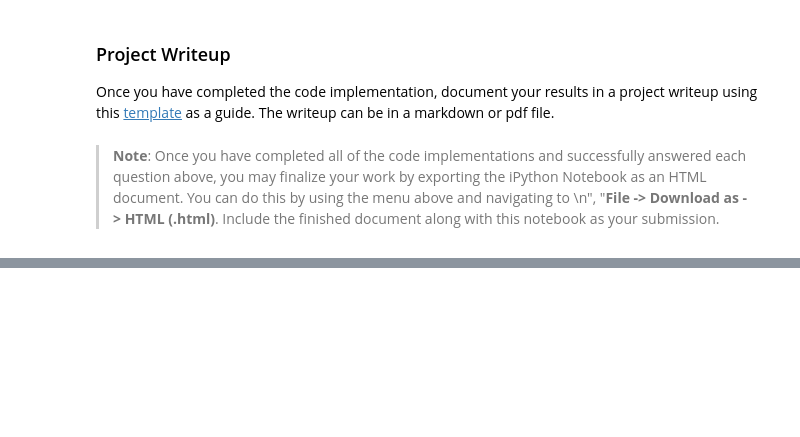
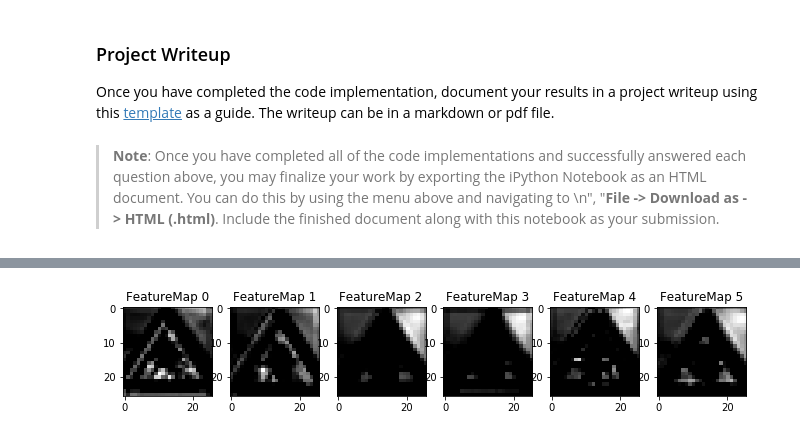
Before and after one commit to davecerr/Traffic_Sign_Detection, a Jupyter notebook: Traffic_Sign_Classifier.ipynb, the cells around one changed output, grey strips where cells are left out. Cells and saved outputs as stored; diff of their text form; code cells hidden in the pictures; blank space fills up the shorter version.

```diff
--- a/Traffic_Sign_Classifier.ipynb
+++ b/Traffic_Sign_Classifier.ipynb
@@ -1102,0 +870,10 @@ print('done')
+# %%
+img = my_images_cropped
+# %%
+with tf.Session() as sess:
+    sess.run(tf.global_variables_initializer())
+    saver = tf.train.import_meta_graph('./CNN.meta')
+    saver.restore(sess, "./CNN")
+    outputFeatureMap(img, conv_1)
+# %% [output]
+[figure, added]
```
Also changed, not shown: parts of 20 cells of this notebook, 1 other file.
